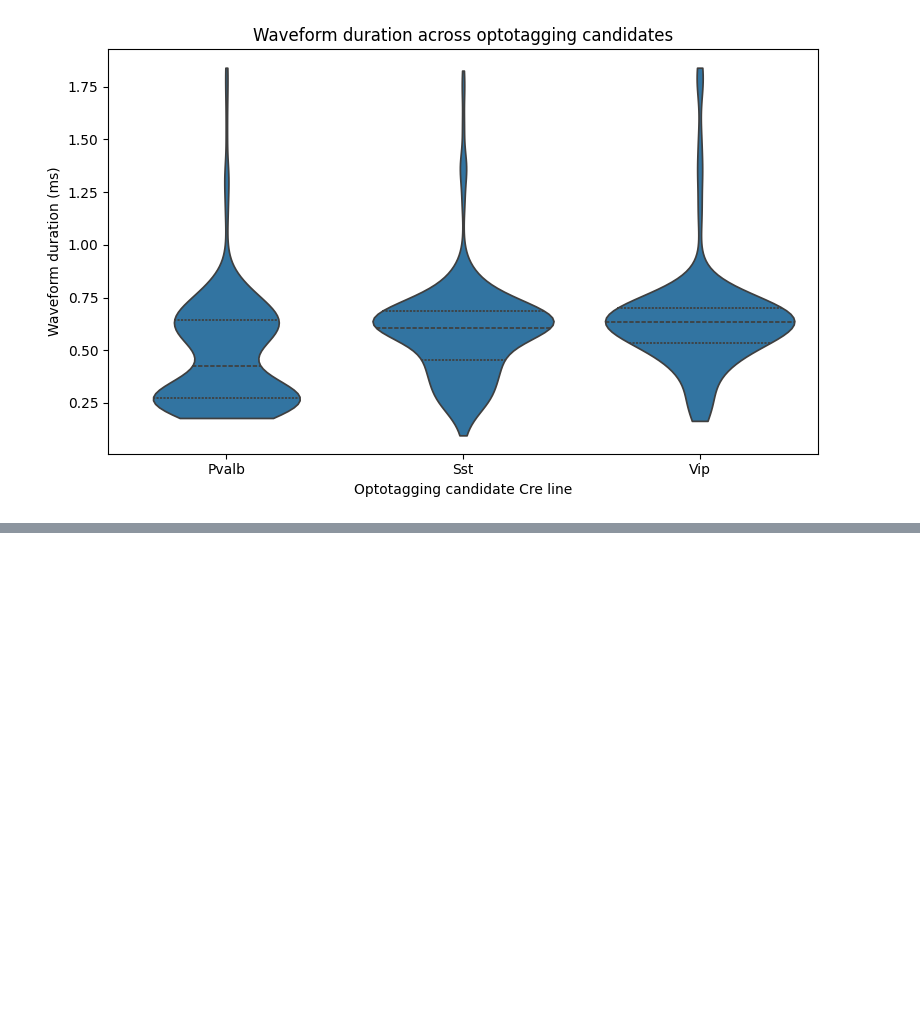
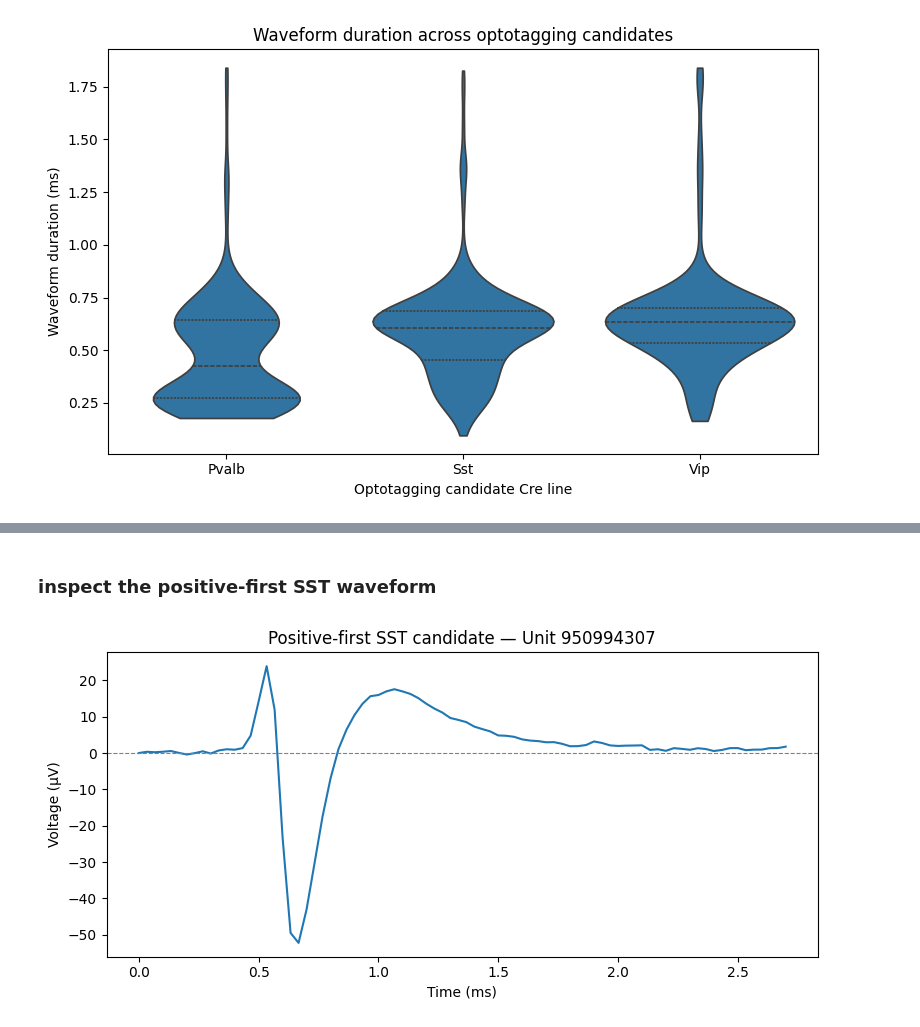
Before and after one commit to KeanuVentura/spikes2slope, a Jupyter notebook: waveform.ipynb, the cells around one changed output, grey strips where cells are left out. Cells and saved outputs as stored; diff of their text form; code cells hidden in the pictures; blank space fills up the shorter version.

```diff
--- a/waveform.ipynb
+++ b/waveform.ipynb
@@ -259,0 +417,35 @@ plt.show()
+# %% [markdown]
+### inspect the positive-first SST waveform
+# %%
+
+import matplotlib.pyplot as plt
+
+flagged = polarity_df.loc[
+    polarity_df["extrema_order"] == "positive-first"
+]
+
+for _, unit in flagged.iterrows():
+    session_id = int(unit["session_id"])
+    unit_id = int(unit["unit_id"])
+
+    session = cache.get_session_data(session_id)
+
+    peak_channel = int(
+        session.units.loc[unit_id, "peak_channel_id"]
+    )
+
+    trace = session.mean_waveforms[unit_id].sel(
+        channel_id=peak_channel
+    )
+
+    plt.figure(figsize=(8, 4))
+    plt.plot(trace["time"].values * 1000, trace.values)
+    plt.axhline(0, color="gray", linestyle="--", linewidth=0.8)
+
+    plt.title(f"Positive-first SST candidate — Unit {unit_id}")
+    plt.xlabel("Time (ms)")
+    plt.ylabel("Voltage (µV)")
+    plt.tight_layout()
+    plt.show()
+# %% [output]
+[figure, added]
```
Also changed, not shown: parts of 5 cells of this notebook.
